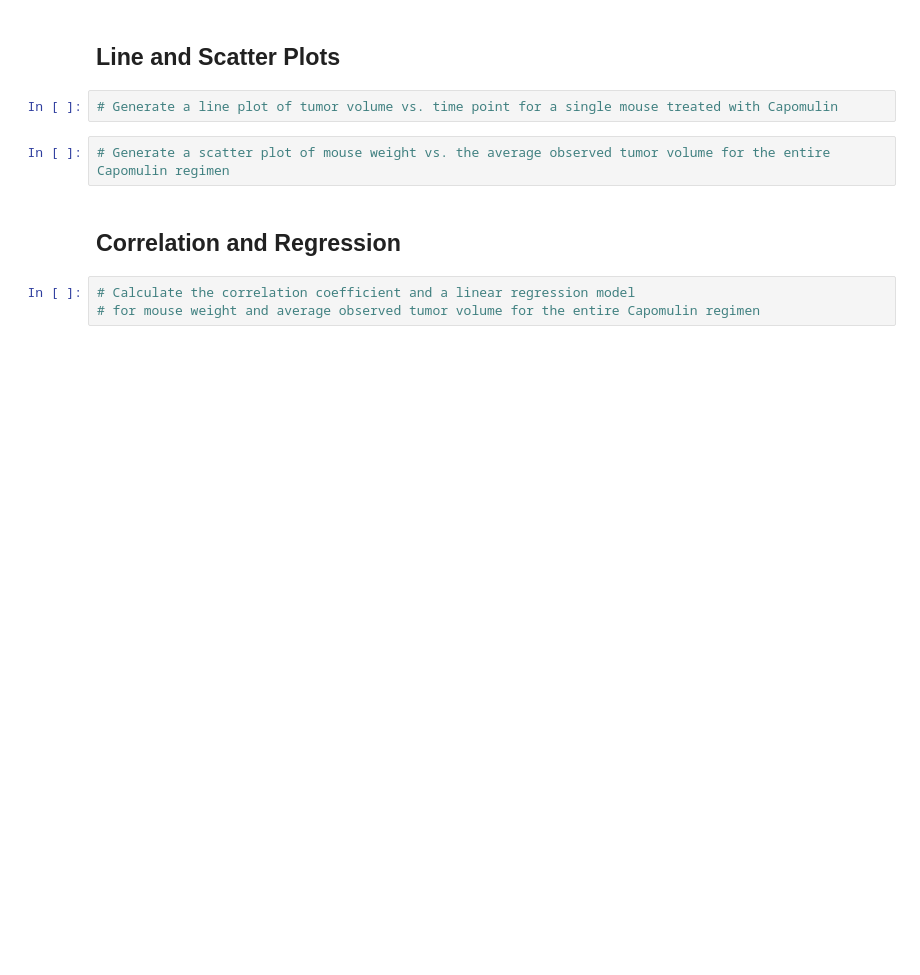
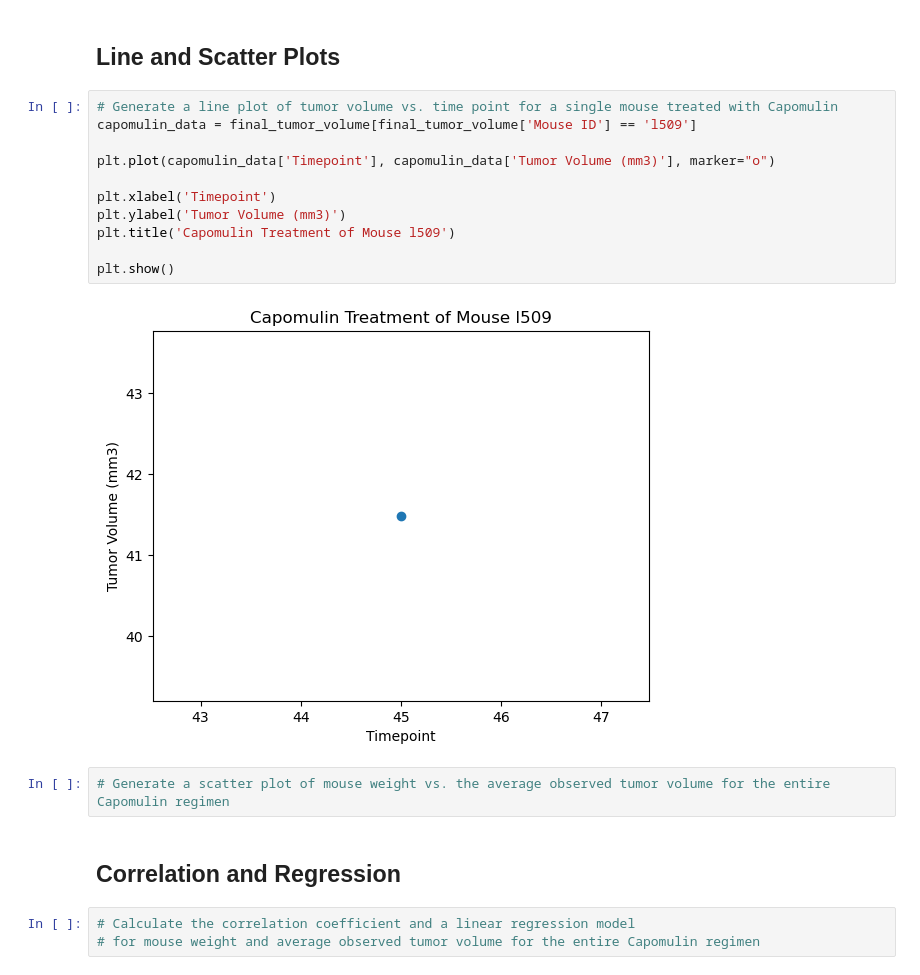
Before and after one commit to mjardinico/matplotlib_challenge, a Jupyter notebook: pymaceuticals_starter.ipynb, the cells around one changed output. Saved outputs shown, nothing was run; the diff lists cells and outputs as text; blank space fills up the shorter version.

```diff
--- a/pymaceuticals_starter.ipynb
+++ b/pymaceuticals_starter.ipynb
@@ -277,6 +296,17 @@ final_tumor_volume
 ## Line and Scatter Plots
 # %%
 # Generate a line plot of tumor volume vs. time point for a single mouse treated with Capomulin
+capomulin_data = final_tumor_volume[final_tumor_volume['Mouse ID'] == 'l509']
+
+plt.plot(capomulin_data['Timepoint'], capomulin_data['Tumor Volume (mm3)'], marker="o")
+
+plt.xlabel('Timepoint')
+plt.ylabel('Tumor Volume (mm3)')
+plt.title('Capomulin Treatment of Mouse l509')
+
+plt.show()
+# %% [output]
+[figure, added]
 # %%
 # Generate a scatter plot of mouse weight vs. the average observed tumor volume for the entire Capomulin regimen
 # %% [markdown]
```
Also changed, not shown: parts of 5 cells of this notebook.
